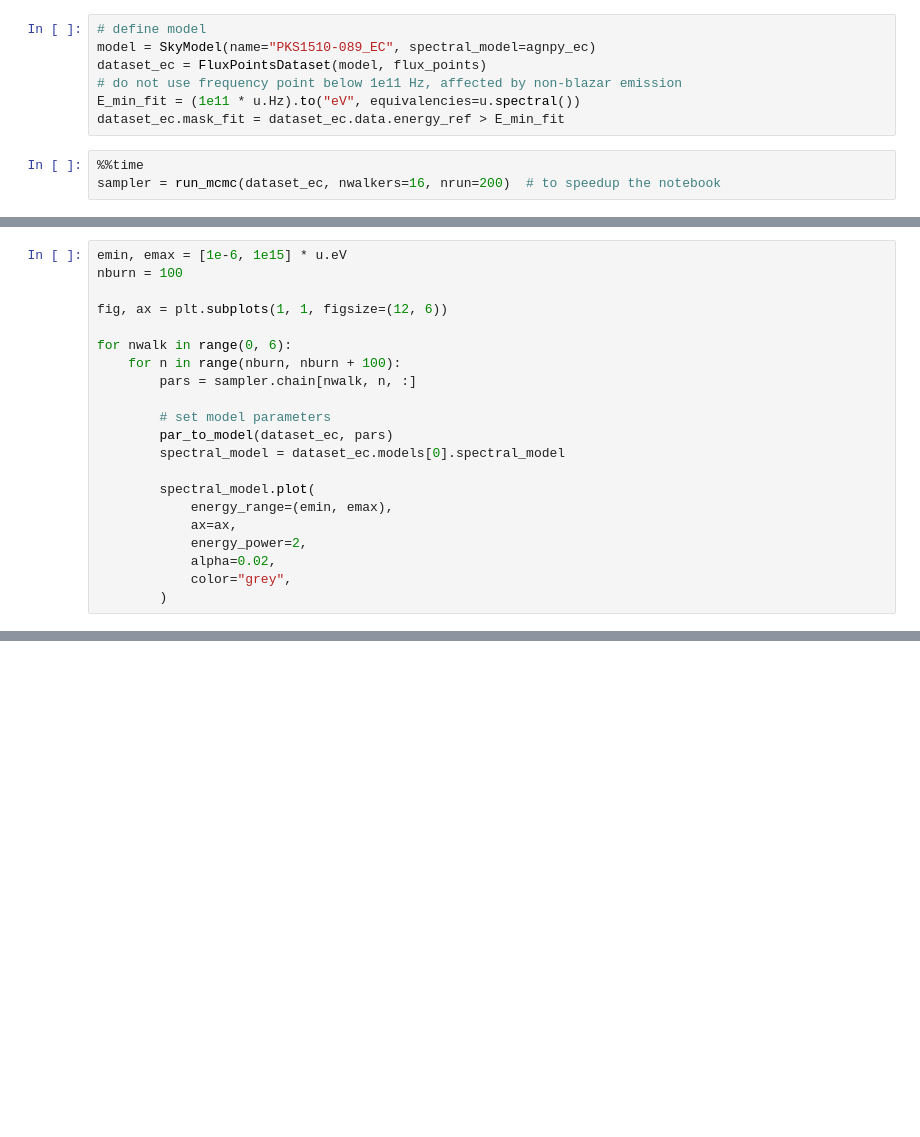
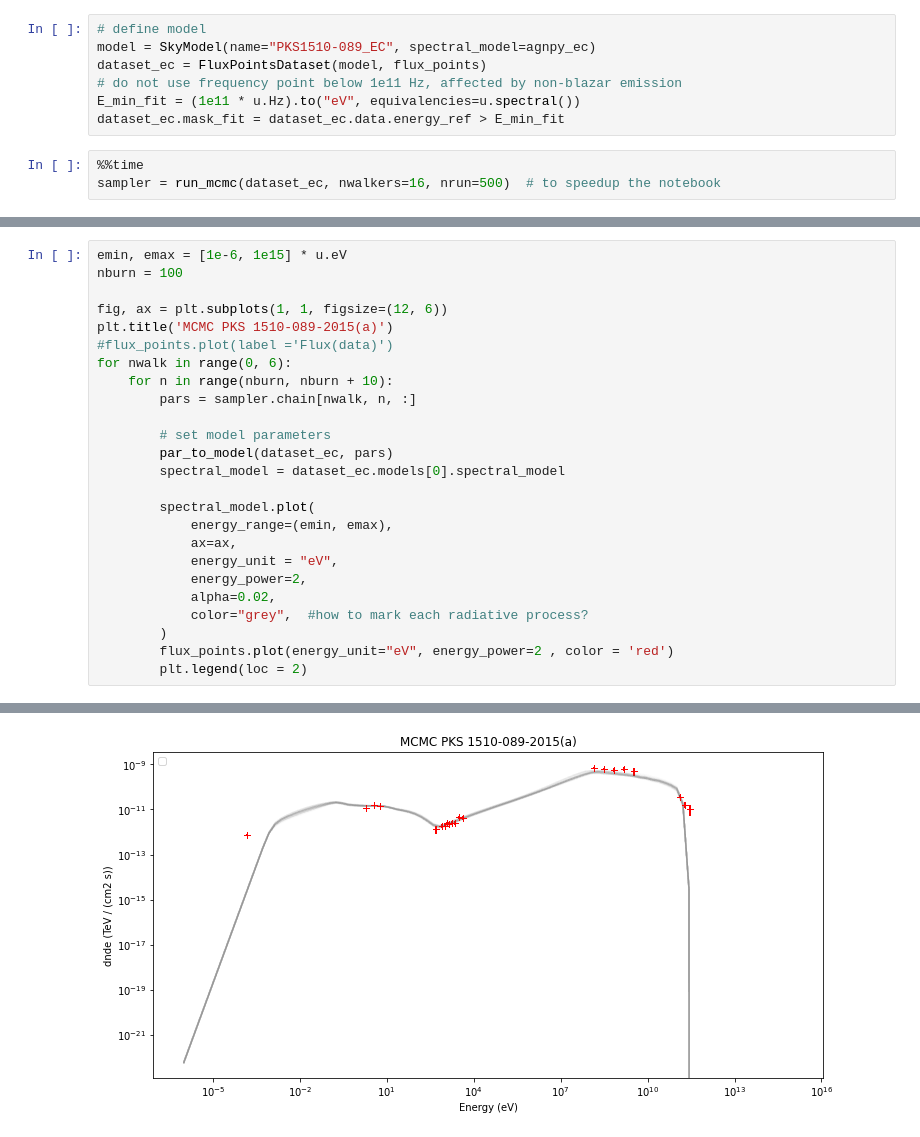
Before and after one commit to Adbhavna1369/PKS1510_modelling, a Jupyter notebook: test_mcmc_2015a.ipynb, the cells around one changed output, grey strips where cells are left out. Saved outputs shown, nothing was run; the diff lists cells and outputs as text; blank space fills up the shorter version.

Commit message:
mcmc fits

```diff
--- a/test_mcmc_2015a.ipynb
+++ b/test_mcmc_2015a.ipynb
@@ -347,4 +352,4 @@ E_min_fit = (1e11 * u.Hz).to("eV", equivalencies=u.spectral())
 dataset_ec.mask_fit = dataset_ec.data.energy_ref > E_min_fit
 # %%
 %%time
-sampler = run_mcmc(dataset_ec, nwalkers=16, nrun=200)  # to speedup the notebook
+sampler = run_mcmc(dataset_ec, nwalkers=16, nrun=500)  # to speedup the notebook
@@ -357,9 +385,10 @@ emin, emax = [1e-6, 1e15] * u.eV
 nburn = 100
 
 fig, ax = plt.subplots(1, 1, figsize=(12, 6))
-
+plt.title('MCMC PKS 1510-089-2015(a)')
+#flux_points.plot(label ='Flux(data)')
 for nwalk in range(0, 6):
-    for n in range(nburn, nburn + 100):
+    for n in range(nburn, nburn + 10):
         pars = sampler.chain[nwalk, n, :]
 
         # set model parameters
@@ -369,7 +398,11 @@ for nwalk in range(0, 6):
         spectral_model.plot(
             energy_range=(emin, emax),
             ax=ax,
+            energy_unit = "eV",
             energy_power=2,
             alpha=0.02,
-            color="grey",
+            color="grey",  #how to mark each radiative process?
         )
+        flux_points.plot(energy_unit="eV", energy_power=2 , color = 'red')
+        plt.legend(loc = 2)
+# %% [output]
@@ -375,0 +426 @@ for nwalk in range(0, 6):
+[figure, added]
```
Also changed, not shown: parts of 9 cells of this notebook, 3 other files.
